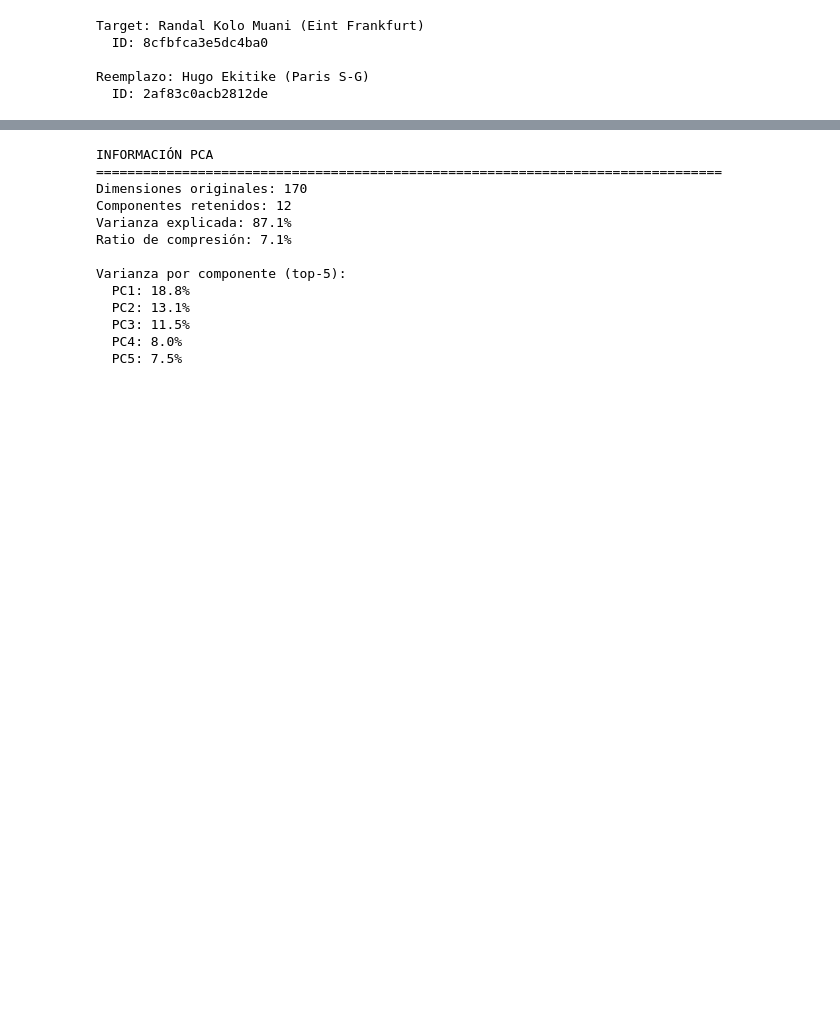
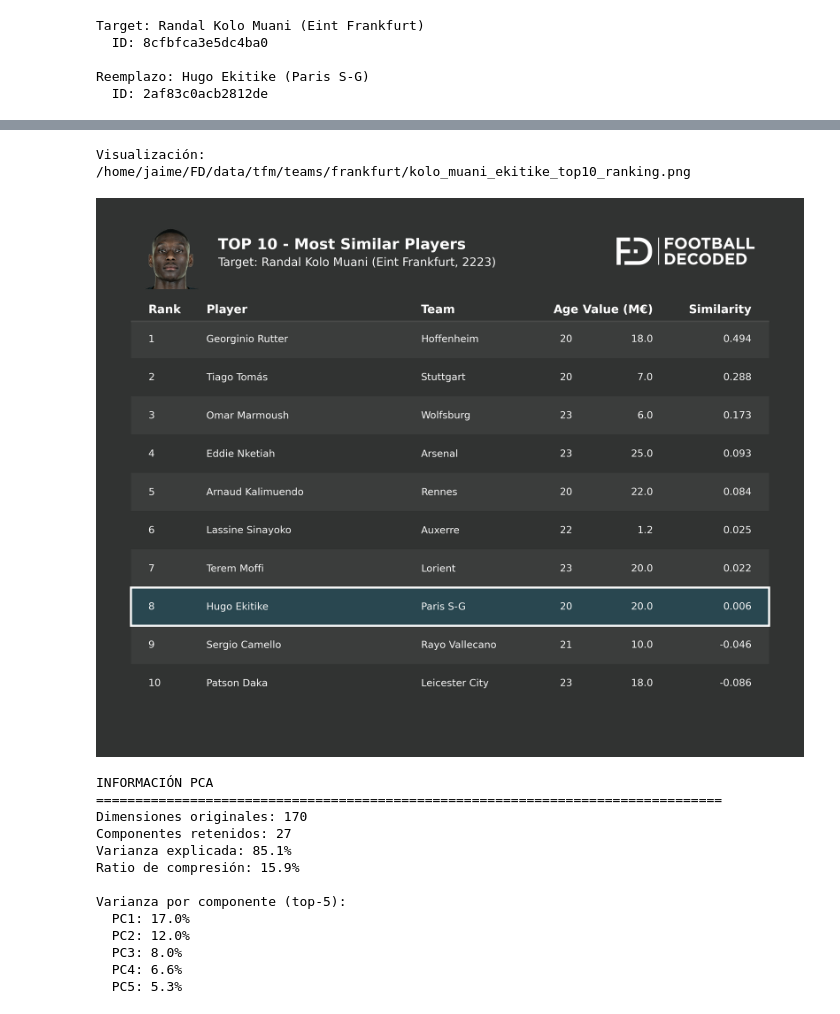
Before and after one commit to jaime-oriol/footballdecoded, a Jupyter notebook: tfm/teams/frankfurt/kolo_muani_ekitike.ipynb, the cells around one changed output, grey strips where cells are left out. Drawn from its saved outputs; the diff is of its cells as text; code cells hidden in the pictures; blank space fills up the shorter version.

Commit message:
fix(tfm): remove economic cherry-picking from Frankfurt PCA - apply post-PCA filtering with re-ranking

```diff
--- a/tfm/teams/frankfurt/kolo_muani_ekitike.ipynb
+++ b/tfm/teams/frankfurt/kolo_muani_ekitike.ipynb
@@ -24,7 +29,7 @@ from tfm.helpers.algorithms import find_similar_players_cosine
 import warnings
 warnings.filterwarnings('ignore')
 # %%
-# Build player pool: FW/ST from Big 5 leagues (22/23 season)
+# Pool PCA estandarizado (SIN filtros económicos)
 big5_leagues = ['ENG-Premier League', 'ESP-La Liga', 'ITA-Serie A', 'GER-Bundesliga', 'FRA-Ligue 1']
 
 pools = []
@@ -34,9 +39,8 @@ for league in big5_leagues:
             league=league,
             season='2223',
             positions=['ST'],
-            max_market_value=25_000_000,
-            min_minutes=600,
-            max_age=22
+            min_minutes=1000,
+            max_age=30  # Criterio físico, NO económico
         )
         pools.append(pool)
         print(f"{league}: {len(pool)} jugadores")
@@ -45,7 +49,7 @@ for league in big5_leagues:
 
 pool_df = pd.concat(pools, ignore_index=True)
 
-print(f"\nPool total: {len(pool_df)} jugadores")
+print(f"\nPool PCA (estandarizado): {len(pool_df)} jugadores")
 print(f"\nDistribución por liga:")
 print(pool_df['league'].value_counts())
 # %% [output]
@@ -170,6 +169,6 @@ Per100touches FBref: 182 columnas
 Per100touches Understat: 10 columnas
 # %%
-base_cols = ['unique_player_id', 'player_name', 'team', 'league', 'season', 'position']
+base_cols = ['unique_player_id', 'player_name', 'team', 'league', 'season', 'position', 'age']
 
 df_final = pd.concat([
     full_df[base_cols],
@@ -214,7 +213,8 @@ result = find_similar_players_cosine(
     n_similar=30,
     pca_variance=0.85,
     replacement_id=replacement_id,
-    robust_scaling=False
+    robust_scaling=False,
+    return_all_scores=True  # IMPORTANTE: obtener scores de TODOS los jugadores
 )
 # %% [output]
 Target: Randal Kolo Muani (Eint Frankfurt, GER-Bundesliga)
@@ -246,3 +339,52 @@ Visualización generada: /home/jaime/FD/data/tfm/teams/frankfurt/kolo_muani_ekit
+# %%
+from tfm.helpers.viz_helpers import plot_top10_ranking
+
+# Preparar pool filtrado completo para viz
+pool_viz = pool_filtrado_completo.copy()
+
+# Eliminar rank original del PCA (viene de all_scores)
+if 'rank' in pool_viz.columns:
+    pool_viz = pool_viz.drop(columns=['rank'])
+
+# Renombrar rank_filtrado a rank para que la viz lo use
+pool_viz = pool_viz.rename(columns={'rank_filtrado': 'rank'})
+
+# Quitar age/market_value para que plot_top10_ranking los añada
+pool_viz = pool_viz.drop(columns=['age', 'market_value_m'])
+
+# Preparar result para viz
+result_viable = result.copy()
+result_viable['similar_players'] = pool_viz
+
+# Override replacement_info con rank filtrado
+if replacement_id in pool_filtrado_completo['unique_player_id'].values:
+    ekitike_row = pool_filtrado_completo[pool_filtrado_completo['unique_player_id'] == replacement_id].iloc[0]
+    result_viable['replacement_info'] = {
+        'player_name': ekitike_row['player_name'],
+        'unique_player_id': replacement_id,
+        'team': ekitike_row['team'],
+        'league': ekitike_row['league'],
+        'season': ekitike_row['season'],
+        'rank': int(ekitike_row['rank_filtrado']),
+        'cosine_similarity': float(ekitike_row['cosine_similarity'])
+    }
+
+output_path = plot_top10_ranking(
+    result=result_viable,
+    df_data=full_df,
+    save_path='kolo_muani_ekitike_top10_ranking.png',
+    target_face_path='/home/jaime/FD/data/blog/caras/tfm/kolo.png',
+    highlight_target=True,
+    dpi=300
+)
+
+print(f"Visualización: {output_path}")
+
+from IPython.display import Image, display
+display(Image(filename=output_path))
+# %% [output]
+Visualización: /home/jaime/FD/data/tfm/teams/frankfurt/kolo_muani_ekitike_top10_ranking.png
+[figure, added]
 # %%
 # PCA Information
 pca_info = result['pca_info']
@@ -260,16 +402,16 @@ for i, var in enumerate(pca_info['top_5_components_variance'], 1):
 INFORMACIÓN PCA
 ================================================================================
 Dimensiones originales: 170
-Componentes retenidos: 12
-Varianza explicada: 87.1%
-Ratio de compresión: 7.1%
+Componentes retenidos: 27
+Varianza explicada: 85.1%
+Ratio de compresión: 15.9%
 
 Varianza por componente (top-5):
-  PC1: 18.8%
-  PC2: 13.1%
-  PC3: 11.5%
-  PC4: 8.0%
-  PC5: 7.5%
+  PC1: 17.0%
+  PC2: 12.0%
+  PC3: 8.0%
+  PC4: 6.6%
+  PC5: 5.3%
 # %%
 # Similarity Score Distribution
 dist = result['score_distribution']
```
Also changed, not shown: parts of 10 cells of this notebook, 3 other files.
